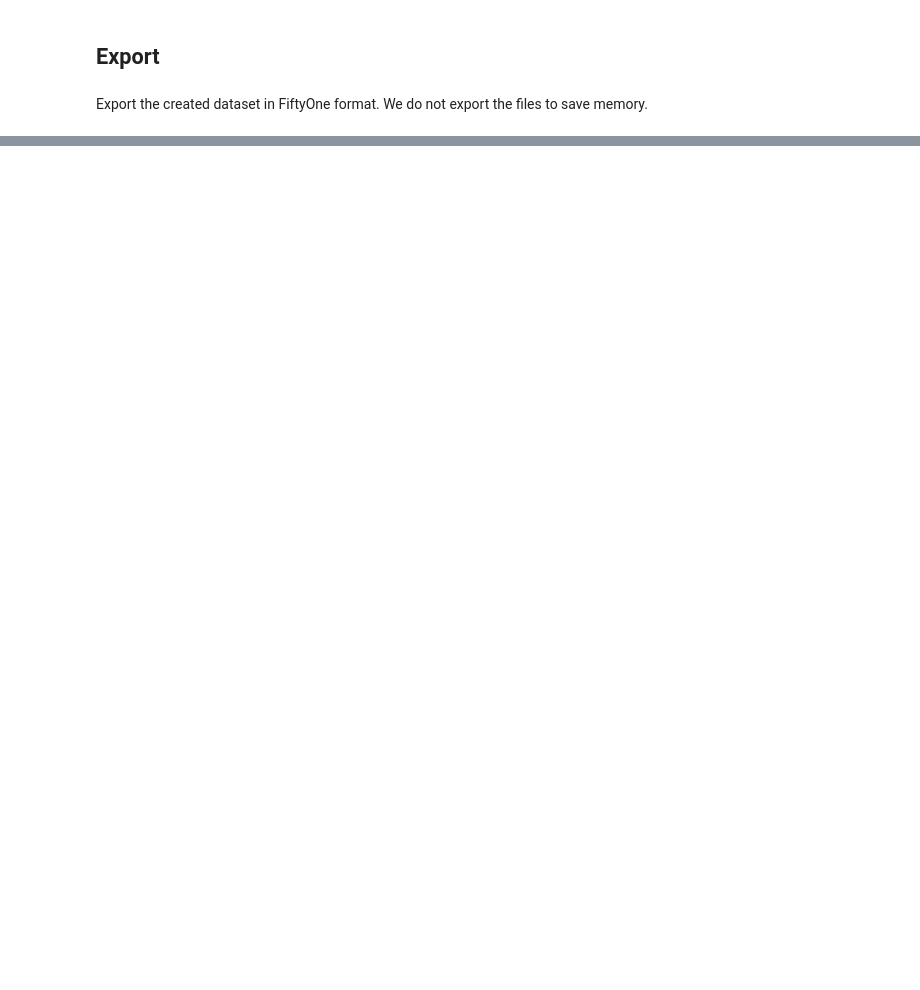
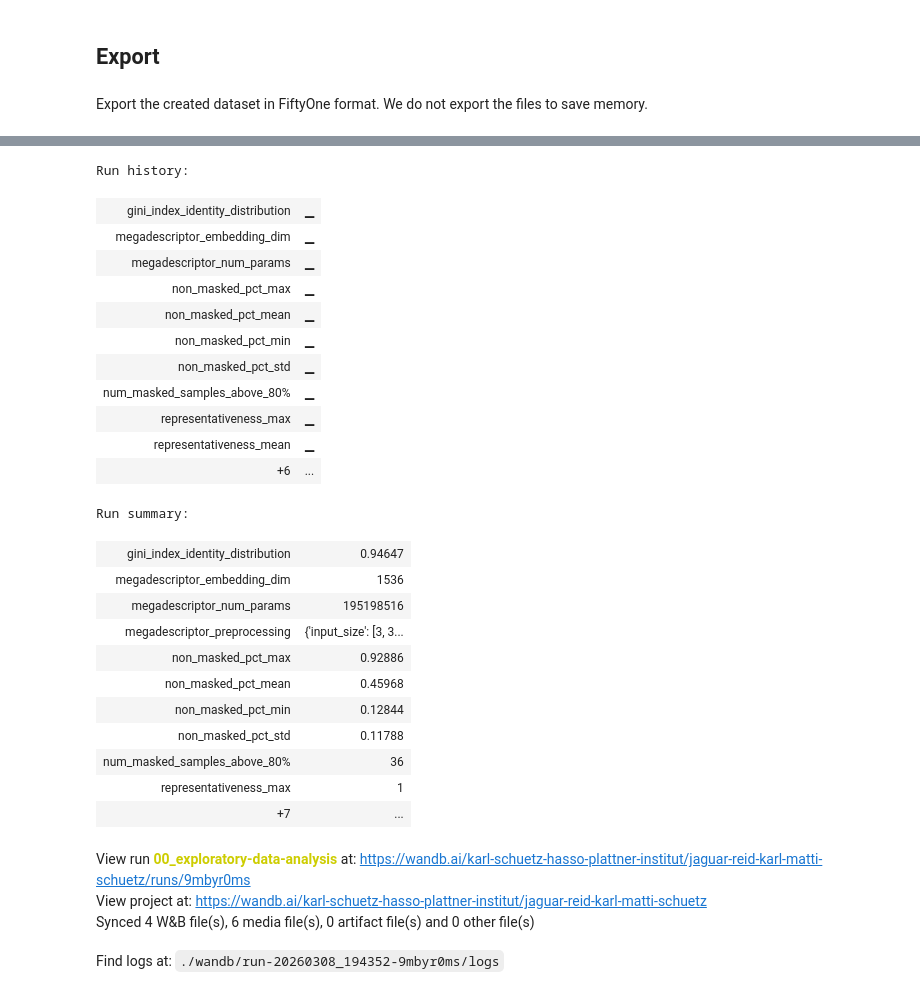
Before and after one commit to CarloColumbo/Kaggle-Competition-Jaguar-Re-identification, a Jupyter notebook: notebooks/00_exploratory_data_analysis.ipynb, the cells around one changed output, grey strips where cells are left out. Drawn from its saved outputs; the diff is of its cells as text; code cells hidden in the pictures; blank space fills up the shorter version.

```diff
--- a/notebooks/00_exploratory_data_analysis.ipynb
+++ b/notebooks/00_exploratory_data_analysis.ipynb
@@ -842,2 +861,5 @@ Exporting dataset 'jaguar-reid-dataset' to: /home/matti/Git/finding-tomas/data/j
 Exporting samples...
 Export finished.
+# %%
+wandb.finish()
+# %% [output]
@@ -843,0 +867,28 @@ Export finished.
+Run history:
+| gini_index_identity_distribution | ▁ |
+| megadescriptor_embedding_dim | ▁ |
+| megadescriptor_num_params | ▁ |
+| non_masked_pct_max | ▁ |
+| non_masked_pct_mean | ▁ |
+| non_masked_pct_min | ▁ |
+| non_masked_pct_std | ▁ |
+| num_masked_samples_above_80% | ▁ |
+| representativeness_max | ▁ |
+| representativeness_mean | ▁ |
+| +6 | ... |
+Run summary:
+| gini_index_identity_distribution | 0.94647 |
+| megadescriptor_embedding_dim | 1536 |
+| megadescriptor_num_params | 195198516 |
+| megadescriptor_preprocessing | {'input_size': [3, 3... |
+| non_masked_pct_max | 0.92886 |
+| non_masked_pct_mean | 0.45968 |
+| non_masked_pct_min | 0.12844 |
+| non_masked_pct_std | 0.11788 |
+| num_masked_samples_above_80% | 36 |
+| representativeness_max | 1 |
+| +7 | ... |
+View run 00_exploratory-data-analysis at: https://wandb.ai/karl-schuetz-hasso-plattner-institut/jaguar-reid-karl-matti-schuetz/runs/9mbyr0ms
+View project at: https://wandb.ai/karl-schuetz-hasso-plattner-institut/jaguar-reid-karl-matti-schuetz
+Synced 4 W&B file(s), 6 media file(s), 0 artifact file(s) and 0 other file(s)
+Find logs at: ./wandb/run-20260308_194352-9mbyr0ms/logs
```
Also changed, not shown: parts of 26 cells of this notebook, 8 other files.
